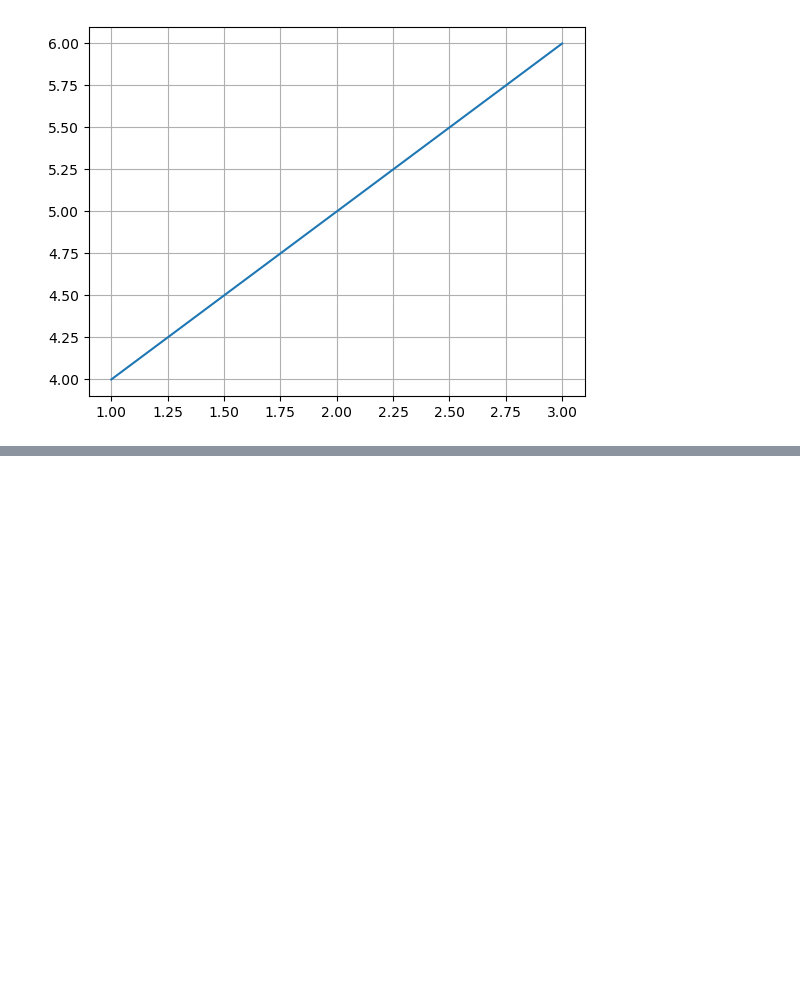
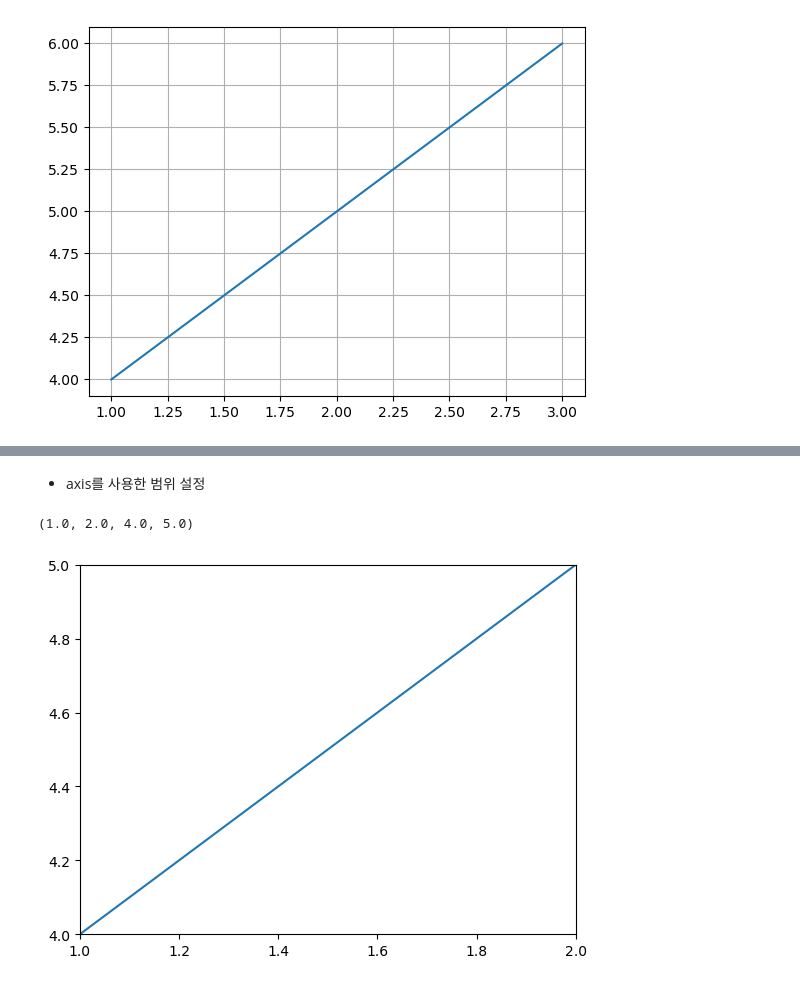
Before and after one commit to Hyeonjun-Heo/fast_campus-EDA, a Jupyter notebook: 03_데이터_시각화.ipynb, the cells around one changed output, grey strips where cells are left out. Drawn from its saved outputs; the diff is of its cells as text; code cells hidden in the pictures; blank space fills up the shorter version.

```diff
--- a/03_데이터_시각화.ipynb
+++ b/03_데이터_시각화.ipynb
@@ -113,0 +124,8 @@ plt.grid(True)
+# %% [markdown]
+* axis를 사용한 범위 설정
+# %%
+plt.plot(x,y)
+plt.axis([1,2,4,5])
+# %% [output]
+(1.0, 2.0, 4.0, 5.0)
+[figure, added]
```
Also changed, not shown: parts of 76 cells of this notebook.
